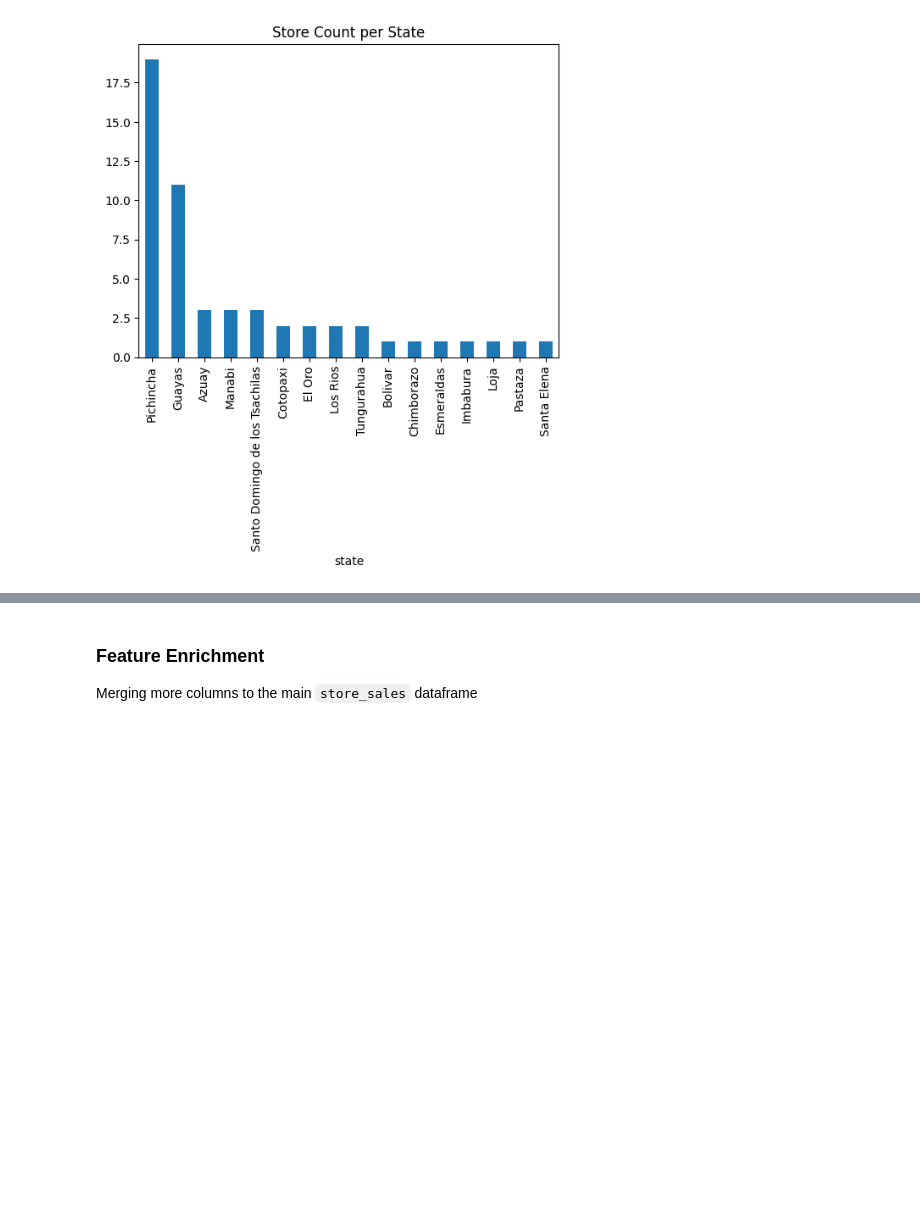
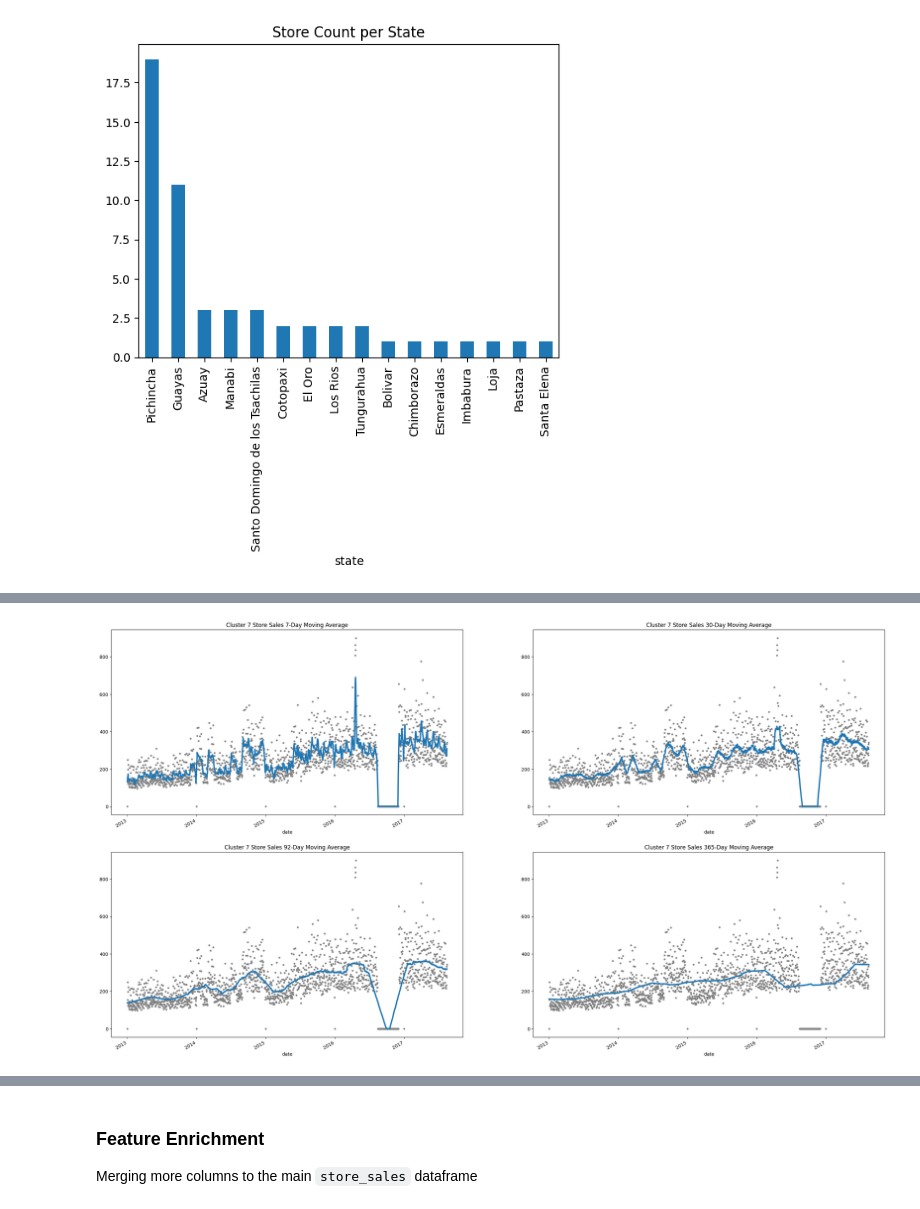
Before and after one commit to Anteemony/sktime-storesales-forecasting, a Jupyter notebook: notebooks/Store_Sales_Forecasting_with_Sktime.ipynb, the cells around one changed output, grey strips where cells are left out. Cells and saved outputs as stored; diff of their text form; code cells hidden in the pictures; blank space fills up the shorter version.

```diff
--- a/notebooks/Store_Sales_Forecasting_with_Sktime.ipynb
+++ b/notebooks/Store_Sales_Forecasting_with_Sktime.ipynb
@@ -385,5 +461,5 @@ store_state_count.plot(kind="bar", title="Store Count per State");
 # %%
-# View stores in each type
-store_type_items = store_metadata.groupby("type").store_nbr.unique()
-store_type_items
+# View stores in each cluster
+store_cluster_items = store_metadata.groupby("cluster").store_nbr.unique()
+store_cluster_items
 # %% [output]
@@ -414,0 +498,6 @@ Name: store_nbr, dtype: object
+# %%
+# Examine sales of stores in cluster n
+
+n=7
+cluster_sales = store_sales[store_sales["store_nbr"].isin(store_cluster_items[n])]
+cluster_sales
@@ -414,0 +530,5 @@ Name: store_nbr, dtype: object
+# %%
+cluster_daily_average_sales = cluster_sales.groupby('date')['sales'].mean()
+plot_moving_average(df=cluster_daily_average_sales, title=f"Cluster {n} Store Sales")
+# %% [output]
+[figure, added]
```
Also changed, not shown: parts of 53 cells of this notebook, 2 other files.
